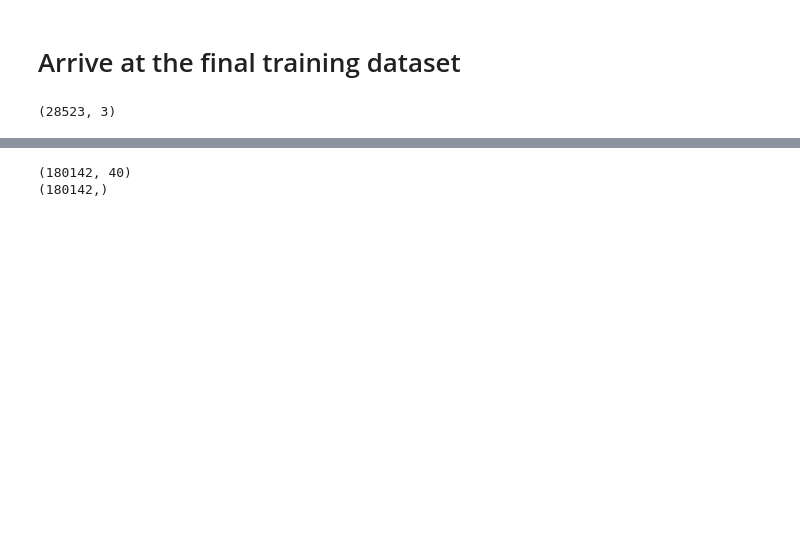
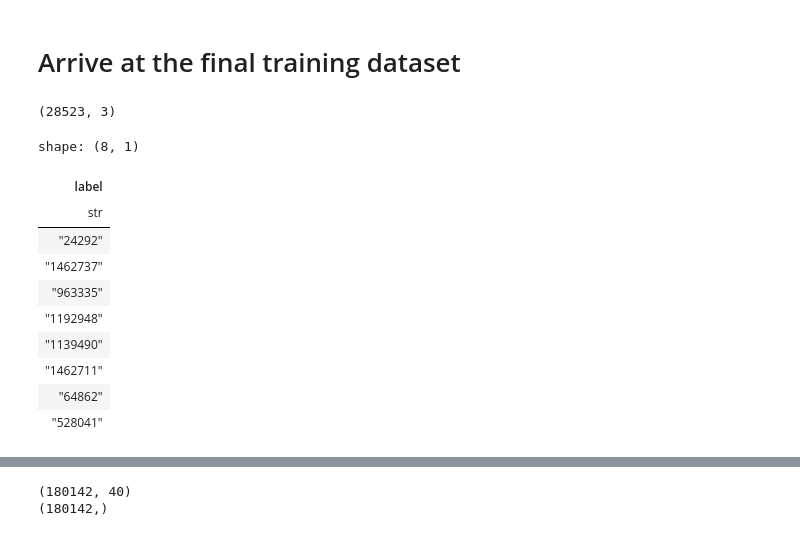
Before and after one commit to sumaniitm/BirdCLEF-2024-kaggle, a Jupyter notebook: primary_problem_study_2025.ipynb, the cells around one changed output, grey strips where cells are left out. Drawn from its saved outputs; the diff is of its cells as text; code cells hidden in the pictures; blank space fills up the shorter version.

```diff
--- a/primary_problem_study_2025.ipynb
+++ b/primary_problem_study_2025.ipynb
@@ -229,3 +309,18 @@ final_train_df = dd.sql("select t1.* \
 final_train_df.shape
 # %% [output]
 (28523, 3)
+# %%
+dd.sql("select distinct ad.label from annotated_data ad left join final_train_df ftd on ad.label = ftd.label \
+where ftd.label is null").pl()
+# %% [output]
+shape: (8, 1)
+| label |
+| str |
+| "24292" |
+| "1462737" |
+| "963335" |
+| "1192948" |
+| "1139490" |
+| "1462711" |
+| "64862" |
+| "528041" |
```
Also changed, not shown: parts of 30 cells of this notebook.
